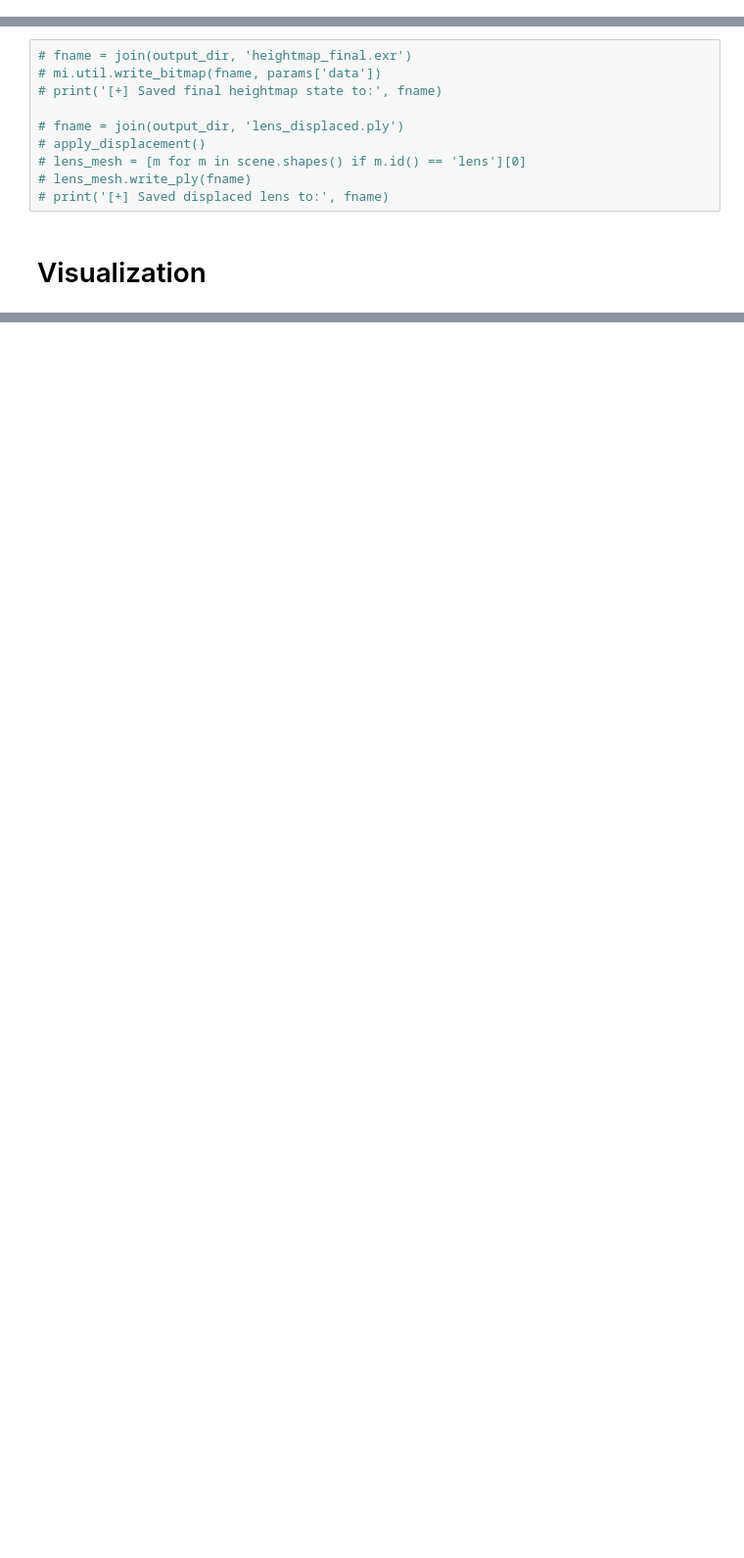
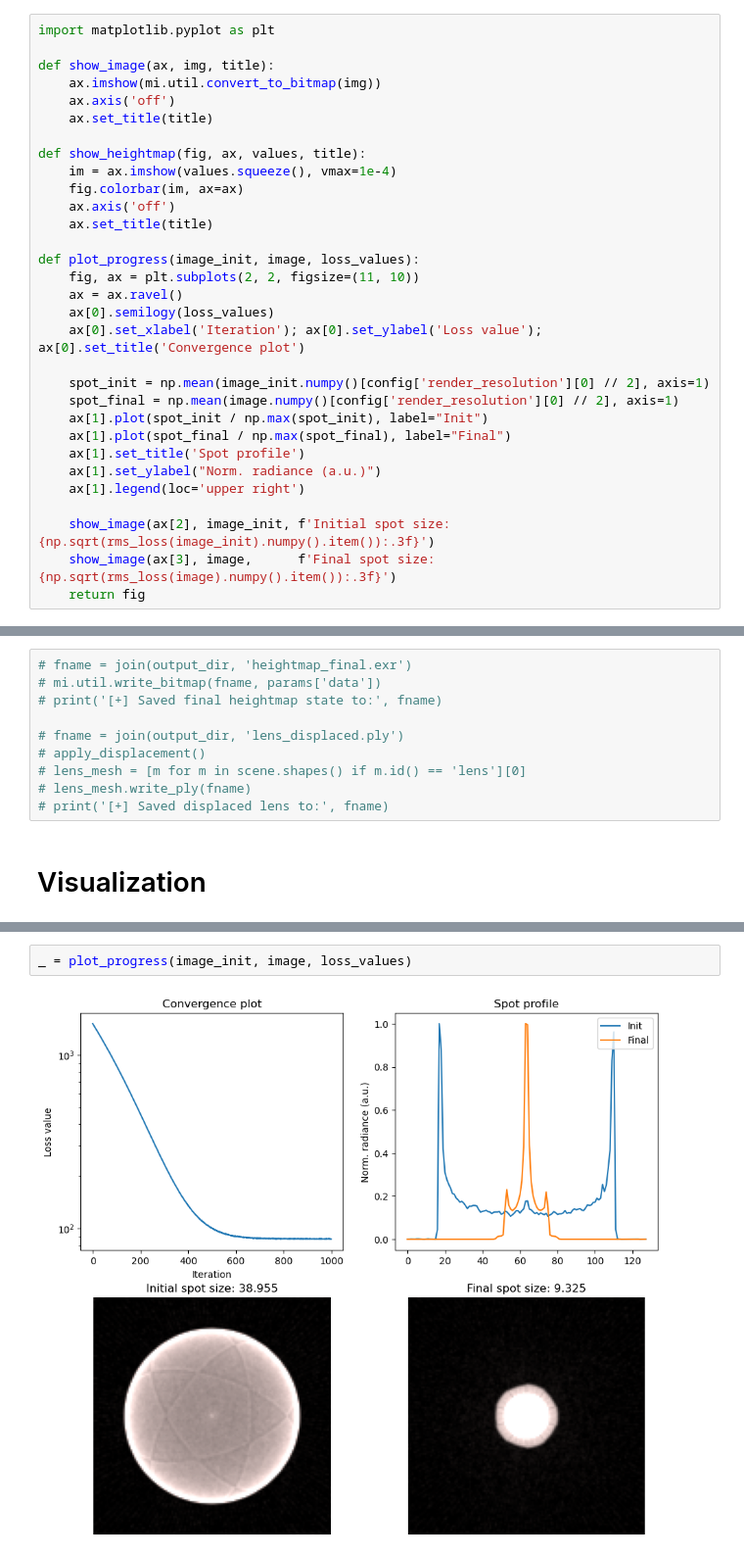
Before and after one commit to gitmon/mitsuba3-camera, a Jupyter notebook: notebooks/biconvex_one-param-optim.ipynb, the cells around one changed output, grey strips where cells are left out. Shown at 98% size. Saved outputs shown, nothing was run; the diff lists cells and outputs as text; blank space fills up the shorter version.

```diff
--- a/notebooks/biconvex_one-param-optim.ipynb
+++ b/notebooks/biconvex_one-param-optim.ipynb
@@ -463,3 +462,34 @@ print(rms_loss(image_init))
+# %%
+import matplotlib.pyplot as plt
+
+def show_image(ax, img, title):
+    ax.imshow(mi.util.convert_to_bitmap(img))
+    ax.axis('off')
+    ax.set_title(title)
+
+def show_heightmap(fig, ax, values, title):
+    im = ax.imshow(values.squeeze(), vmax=1e-4)
+    fig.colorbar(im, ax=ax)
+    ax.axis('off')
+    ax.set_title(title)
+
+def plot_progress(image_init, image, loss_values):
+    fig, ax = plt.subplots(2, 2, figsize=(11, 10))
+    ax = ax.ravel()
+    ax[0].semilogy(loss_values)
+    ax[0].set_xlabel('Iteration'); ax[0].set_ylabel('Loss value'); ax[0].set_title('Convergence plot')
+
+    spot_init = np.mean(image_init.numpy()[config['render_resolution'][0] // 2], axis=1)
+    spot_final = np.mean(image.numpy()[config['render_resolution'][0] // 2], axis=1)
+    ax[1].plot(spot_init / np.max(spot_init), label="Init")
+    ax[1].plot(spot_final / np.max(spot_final), label="Final")
+    ax[1].set_title('Spot profile')
+    ax[1].set_ylabel("Norm. radiance (a.u.)")
+    ax[1].legend(loc='upper right')
+
+    show_image(ax[2], image_init, f'Initial spot size: {np.sqrt(rms_loss(image_init).numpy().item()):.3f}')
+    show_image(ax[3], image,      f'Final spot size: {np.sqrt(rms_loss(image).numpy().item()):.3f}')
+    return fig
 # %%
 import time
 start_time = time.time()
@@ -575 +570,5 @@ plt.show()
+# %%
+_ = plot_progress(image_init, image, loss_values)
+# %% [output]
+[figure, added]
 # %%
```
Also changed, not shown: parts of 11 cells of this notebook, 6 other files.
